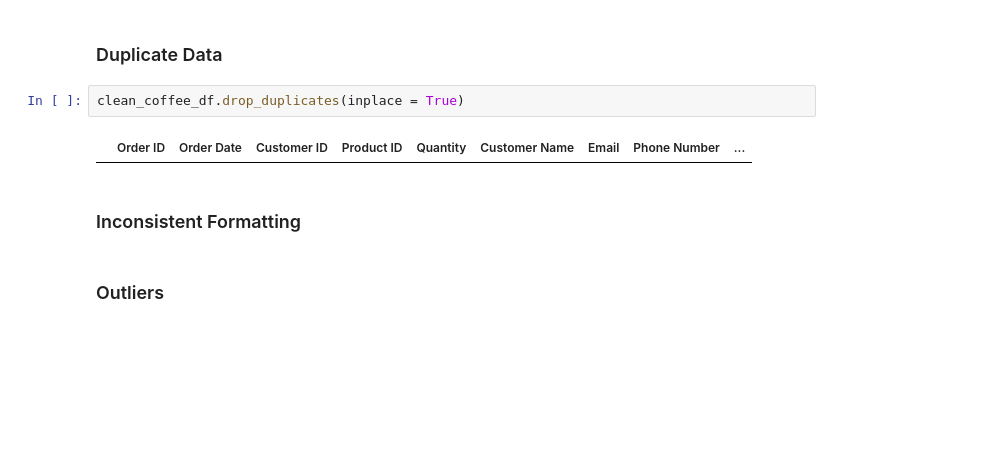
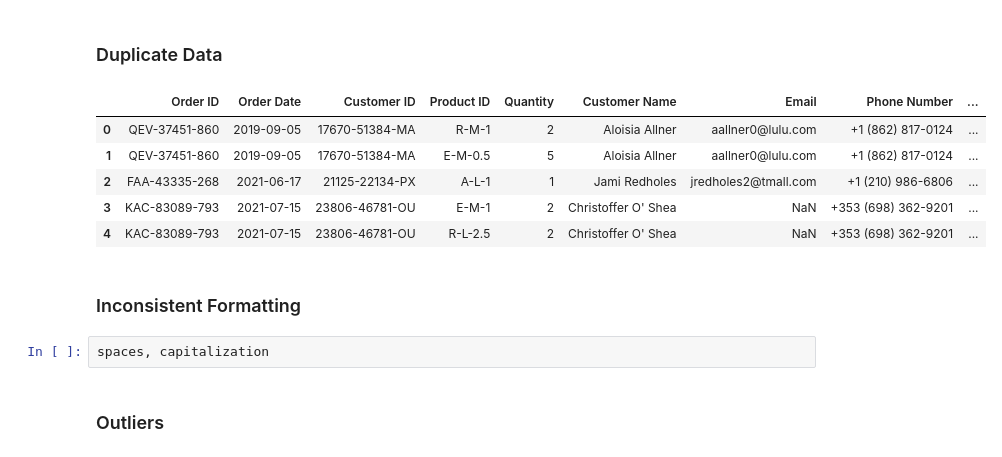
Before and after one commit to Emman-28/CSMODEL-MP, a Jupyter notebook: CSMODEL MP.ipynb, the cells around one changed output. Cells and saved outputs as stored; diff of their text form; blank space fills up the shorter version.

```diff
--- a/CSMODEL MP.ipynb
+++ b/CSMODEL MP.ipynb
@@ -462,11 +406,17 @@ dtype: int64
 # %% [markdown]
 ### Duplicate Data
 # %%
-clean_coffee_df.drop_duplicates(inplace = True)
 # %% [output]
 |  | Order ID | Order Date | Customer ID | Product ID | Quantity | Customer Name | Email | Phone Number | ... |
+| 0 | QEV-37451-860 | 2019-09-05 | 17670-51384-MA | R-M-1 | 2 | Aloisia Allner | aallner0@lulu.com | +1 (862) 817-0124 | ... |
+| 1 | QEV-37451-860 | 2019-09-05 | 17670-51384-MA | E-M-0.5 | 5 | Aloisia Allner | aallner0@lulu.com | +1 (862) 817-0124 | ... |
+| 2 | FAA-43335-268 | 2021-06-17 | 21125-22134-PX | A-L-1 | 1 | Jami Redholes | jredholes2@tmall.com | +1 (210) 986-6806 | ... |
+| 3 | KAC-83089-793 | 2021-07-15 | 23806-46781-OU | E-M-1 | 2 | Christoffer O' Shea | NaN | +353 (698) 362-9201 | ... |
+| 4 | KAC-83089-793 | 2021-07-15 | 23806-46781-OU | R-L-2.5 | 2 | Christoffer O' Shea | NaN | +353 (698) 362-9201 | ... |
 # %% [markdown]
 ### Inconsistent Formatting
+# %%
+spaces, capitalization
 # %% [markdown]
 ### Outliers
 # %% [markdown]
```
Also changed, not shown: parts of 48 cells of this notebook.
